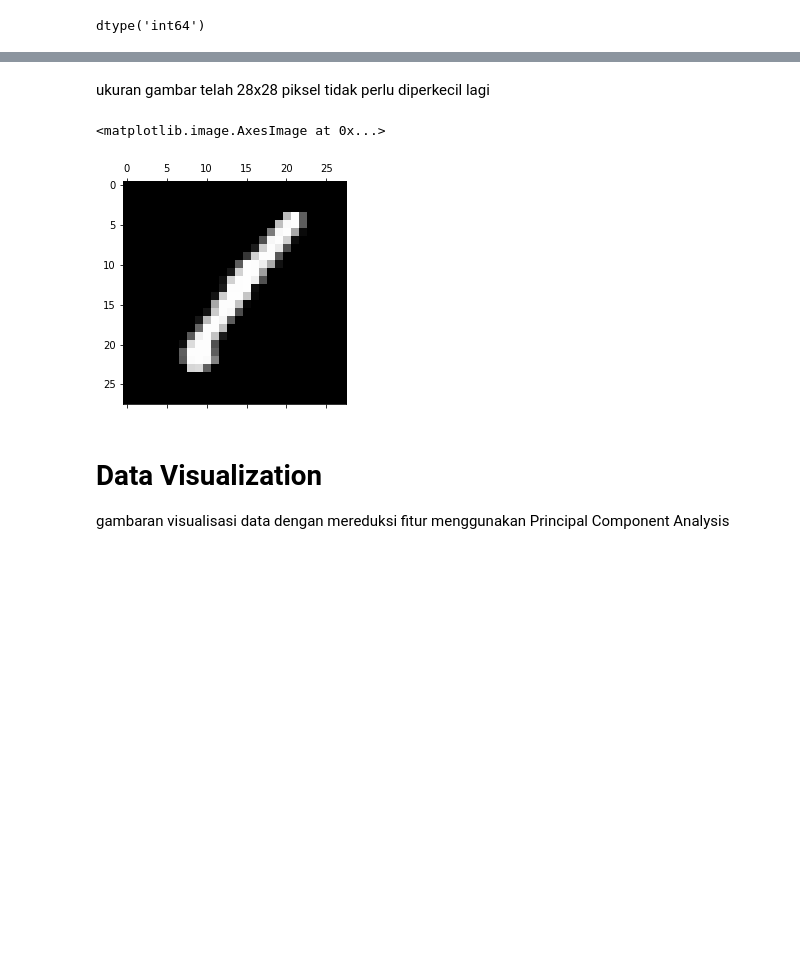
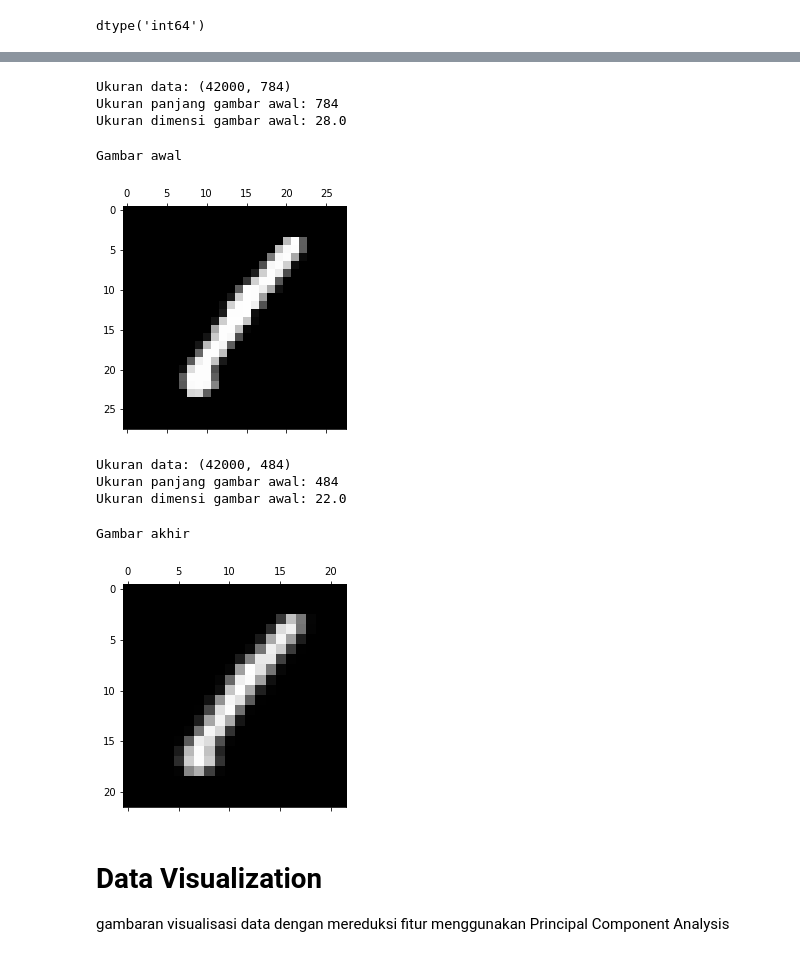
Before and after one commit to ekapryhananto/Digid-Recognition, a Jupyter notebook: Digit Recognition.ipynb, the cells around one changed output, grey strips where cells are left out. Drawn from its saved outputs; the diff is of its cells as text; code cells hidden in the pictures; blank space fills up the shorter version.

```diff
--- a/Digit Recognition.ipynb
+++ b/Digit Recognition.ipynb
@@ -147,7 +146,15 @@ np.sqrt(X_arr.shape[1])
-# %% [markdown]
-ukuran gambar telah 28x28 piksel tidak perlu diperkecil lagi
+# %%
+print("Ukuran data:", X_arr.shape)
+print("Ukuran panjang gambar awal:", X_arr.shape[1])
+print("Ukuran dimensi gambar awal:", np.sqrt(X_arr.shape[1]))
+# %% [output]
+Ukuran data: (42000, 784)
+Ukuran panjang gambar awal: 784
+Ukuran dimensi gambar awal: 28.0
 # %%
+print("Gambar awal")
 plt.matshow(X_arr[0].reshape((28,28)), cmap='gray', vmin=0, vmax=255)
+plt.show()
 # %% [output]
-<matplotlib.image.AxesImage at 0x...>
+Gambar awal
 [figure]
@@ -154,3 +170,18 @@ plt.matshow(X_arr[0].reshape((28,28)), cmap='gray', vmin=0, vmax=255)
+# %%
+print("Ukuran data:", X_resize.shape)
+print("Ukuran panjang gambar awal:", X_resize.shape[1])
+print("Ukuran dimensi gambar awal:", np.sqrt(X_resize.shape[1]))
+# %% [output]
+Ukuran data: (42000, 484)
+Ukuran panjang gambar awal: 484
+Ukuran dimensi gambar awal: 22.0
+# %%
+print("Gambar akhir")
+plt.matshow(X_resize[0].reshape(22,22), cmap='gray', vmin=0, vmax=255)
+plt.show()
+# %% [output]
+Gambar akhir
+[figure, added]
 # %% [markdown]
 # Data Visualization
 
```
Also changed, not shown: parts of 20 cells of this notebook, 1 other file.
